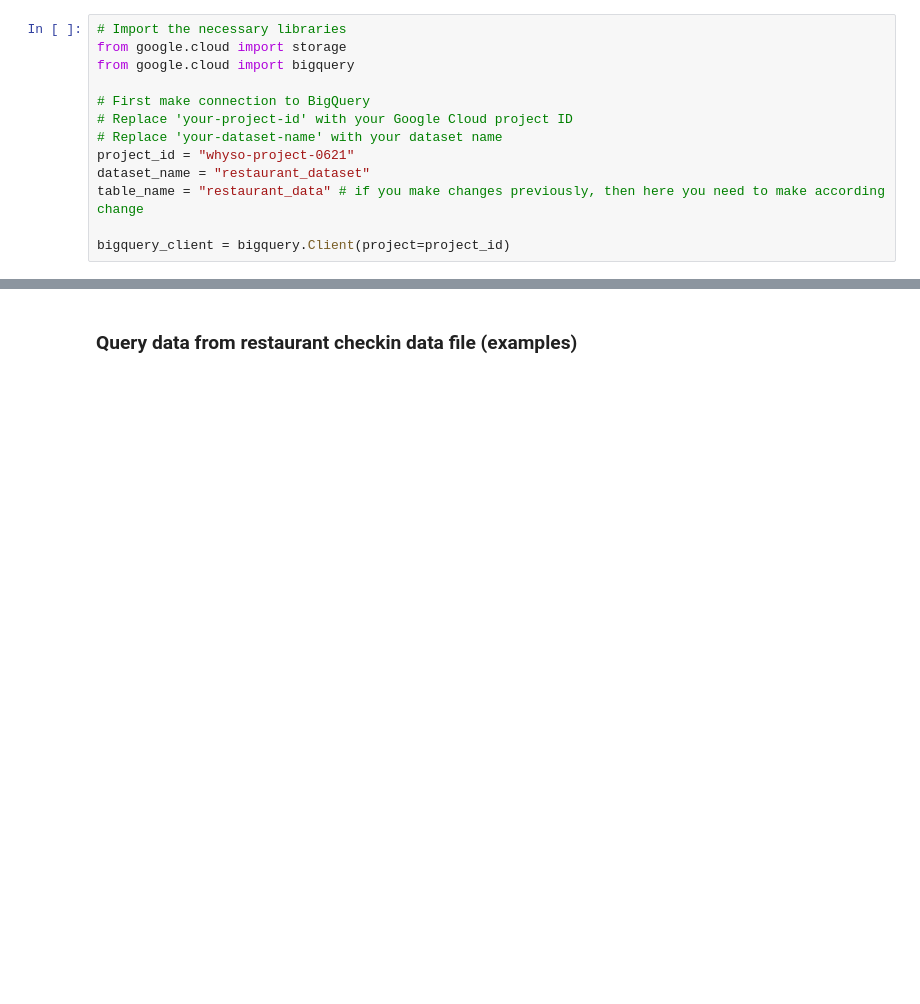
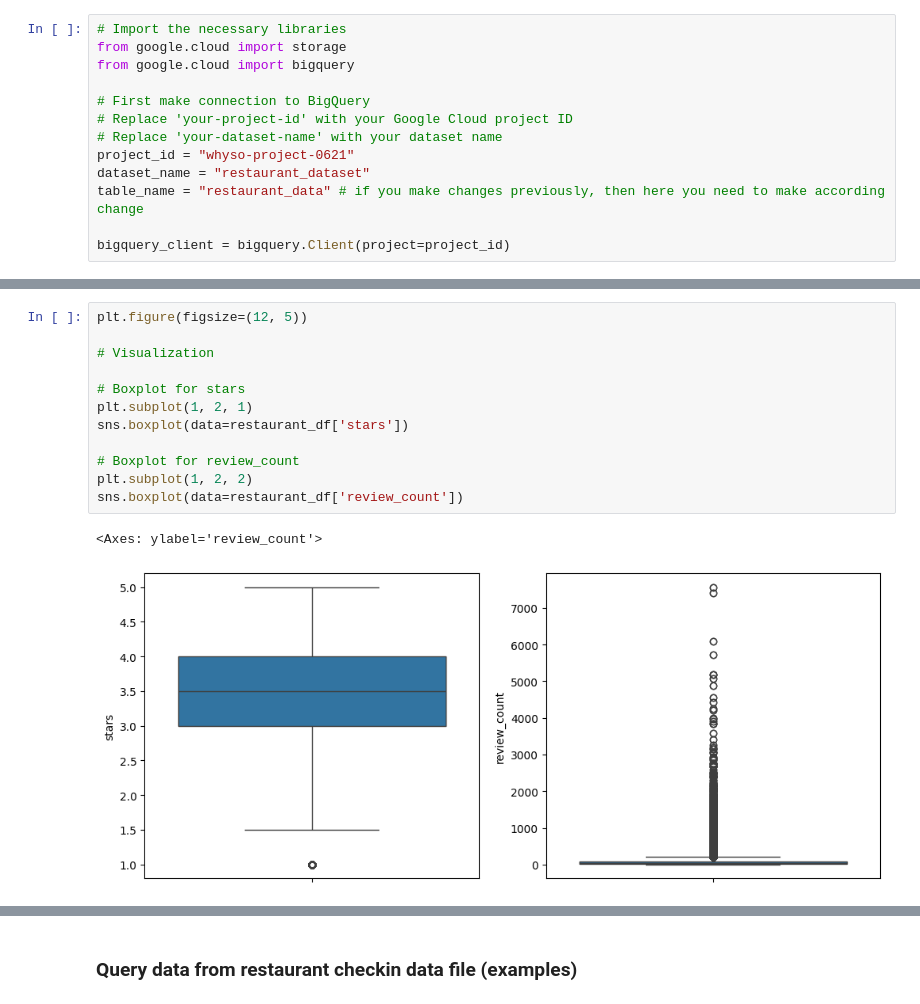
Before and after one commit to MiLAchain/IMA-Restaurant-Expansion, a Jupyter notebook: The_Copy_of_“BDAO_IMA_Cloud_Project_ipynb”.ipynb, the cells around one changed output, grey strips where cells are left out. Saved outputs shown, nothing was run; the diff lists cells and outputs as text; blank space fills up the shorter version.

```diff
--- a/The_Copy_of_“BDAO_IMA_Cloud_Project_ipynb”.ipynb
+++ b/The_Copy_of_“BDAO_IMA_Cloud_Project_ipynb”.ipynb
@@ -177,0 +169,15 @@ restaurant_df.head()
+# %%
+plt.figure(figsize=(12, 5))
+
+# Visualization
+
+# Boxplot for stars
+plt.subplot(1, 2, 1)
+sns.boxplot(data=restaurant_df['stars'])
+
+# Boxplot for review_count
+plt.subplot(1, 2, 2)
+sns.boxplot(data=restaurant_df['review_count'])
+# %% [output]
+<Axes: ylabel='review_count'>
+[figure, added]
```
Also changed, not shown: parts of 29 cells of this notebook.
